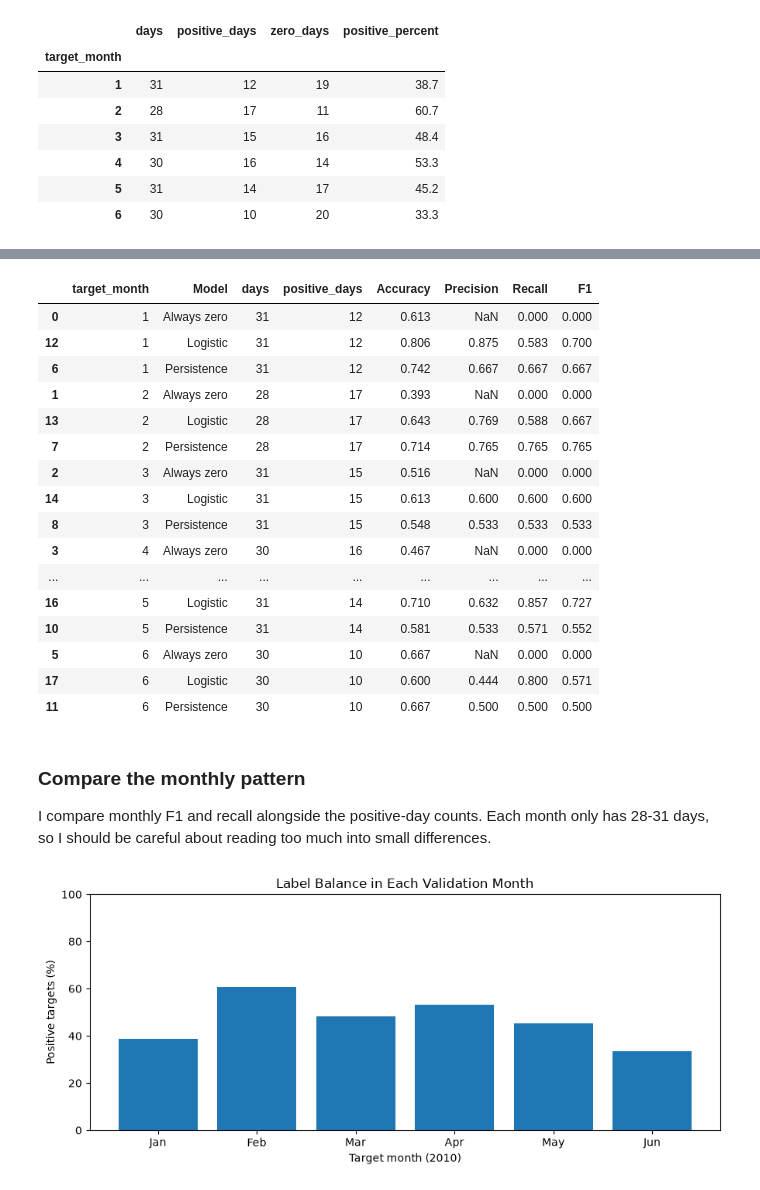
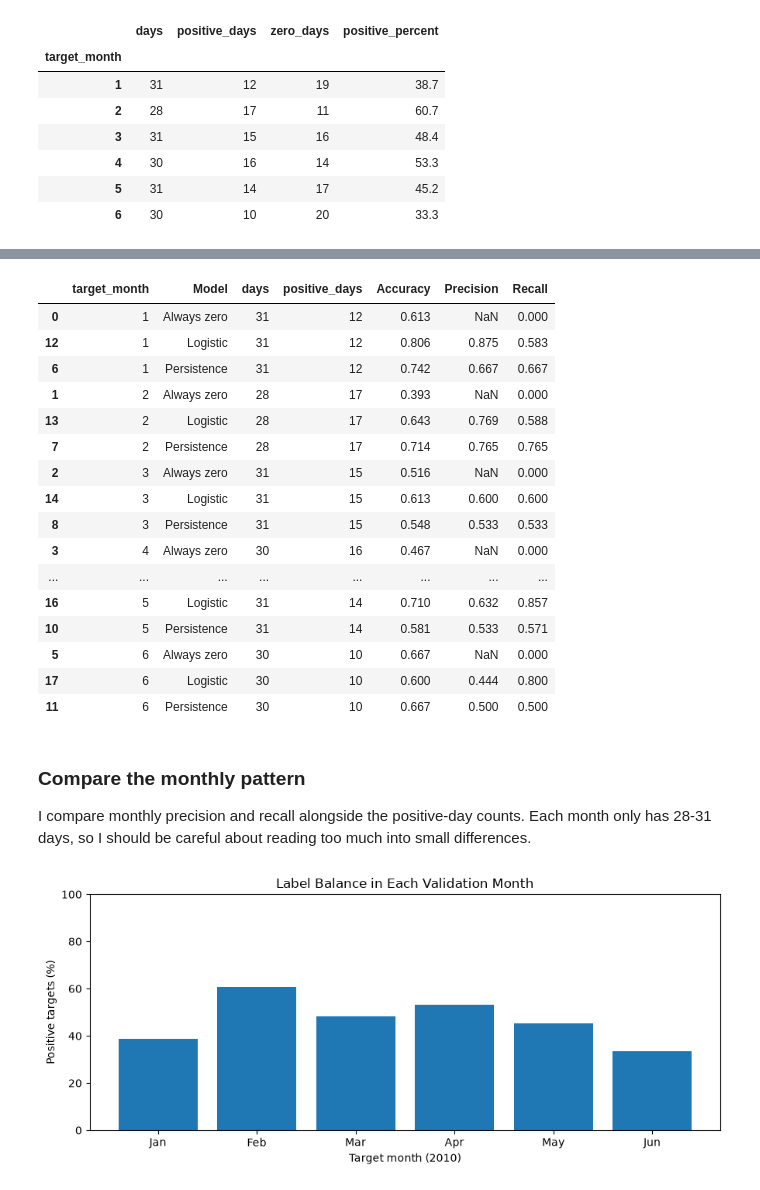
Before and after one commit to yiksu1312/AISCI290A_WP, a Jupyter notebook: notebooks/05_precipitation_prediction.ipynb, the cells around one changed output, grey strips where cells are left out. Saved outputs shown, nothing was run; the diff lists cells and outputs as text; code cells hidden in the pictures.

```diff
--- a/notebooks/05_precipitation_prediction.ipynb
+++ b/notebooks/05_precipitation_prediction.ipynb
@@ -1016,35 +1025,34 @@ logistic_monthly["Model"] = "Logistic"
 # %%
 monthly_scores = pd.concat([always_zero_monthly, persistence_monthly, logistic_monthly]).reset_index()
 monthly_scores["days"] = monthly_scores["TP"] + monthly_scores["FP"] + monthly_scores["FN"] + monthly_scores["TN"]
 monthly_scores["positive_days"] = monthly_scores["TP"] + monthly_scores["FN"]
 monthly_scores["Accuracy"] = (monthly_scores["TP"] + monthly_scores["TN"]) / monthly_scores["days"]
 monthly_scores["Precision"] = monthly_scores["TP"] / (monthly_scores["TP"] + monthly_scores["FP"]).replace(0, float("nan"))
 monthly_scores["Recall"] = monthly_scores["TP"] / monthly_scores["positive_days"].replace(0, float("nan"))
-monthly_scores["F1"] = 2 * monthly_scores["TP"] / (2 * monthly_scores["TP"] + monthly_scores["FP"] + monthly_scores["FN"]).replace(0, float("nan"))
 monthly_scores = monthly_scores.sort_values(["target_month", "Model"])
-monthly_scores[["target_month", "Model", "days", "positive_days", "Accuracy", "Precision", "Recall", "F1"]].round(3)
+monthly_scores[["target_month", "Model", "days", "positive_days", "Accuracy", "Precision", "Recall"]].round(3)
 # %% [output]
-|  | target_month | Model | days | positive_days | Accuracy | Precision | Recall | F1 |
-| 0 | 1 | Always zero | 31 | 12 | 0.613 | NaN | 0.000 | 0.000 |
-| 12 | 1 | Logistic | 31 | 12 | 0.806 | 0.875 | 0.583 | 0.700 |
-| 6 | 1 | Persistence | 31 | 12 | 0.742 | 0.667 | 0.667 | 0.667 |
-| 1 | 2 | Always zero | 28 | 17 | 0.393 | NaN | 0.000 | 0.000 |
-| 13 | 2 | Logistic | 28 | 17 | 0.643 | 0.769 | 0.588 | 0.667 |
-| 7 | 2 | Persistence | 28 | 17 | 0.714 | 0.765 | 0.765 | 0.765 |
-| 2 | 3 | Always zero | 31 | 15 | 0.516 | NaN | 0.000 | 0.000 |
-| 14 | 3 | Logistic | 31 | 15 | 0.613 | 0.600 | 0.600 | 0.600 |
-| 8 | 3 | Persistence | 31 | 15 | 0.548 | 0.533 | 0.533 | 0.533 |
-| 3 | 4 | Always zero | 30 | 16 | 0.467 | NaN | 0.000 | 0.000 |
-| ... | ... | ... | ... | ... | ... | ... | ... | ... |
-| 16 | 5 | Logistic | 31 | 14 | 0.710 | 0.632 | 0.857 | 0.727 |
-| 10 | 5 | Persistence | 31 | 14 | 0.581 | 0.533 | 0.571 | 0.552 |
-| 5 | 6 | Always zero | 30 | 10 | 0.667 | NaN | 0.000 | 0.000 |
-| 17 | 6 | Logistic | 30 | 10 | 0.600 | 0.444 | 0.800 | 0.571 |
-| 11 | 6 | Persistence | 30 | 10 | 0.667 | 0.500 | 0.500 | 0.500 |
+|  | target_month | Model | days | positive_days | Accuracy | Precision | Recall |
+| 0 | 1 | Always zero | 31 | 12 | 0.613 | NaN | 0.000 |
+| 12 | 1 | Logistic | 31 | 12 | 0.806 | 0.875 | 0.583 |
+| 6 | 1 | Persistence | 31 | 12 | 0.742 | 0.667 | 0.667 |
+| 1 | 2 | Always zero | 28 | 17 | 0.393 | NaN | 0.000 |
+| 13 | 2 | Logistic | 28 | 17 | 0.643 | 0.769 | 0.588 |
+| 7 | 2 | Persistence | 28 | 17 | 0.714 | 0.765 | 0.765 |
+| 2 | 3 | Always zero | 31 | 15 | 0.516 | NaN | 0.000 |
+| 14 | 3 | Logistic | 31 | 15 | 0.613 | 0.600 | 0.600 |
+| 8 | 3 | Persistence | 31 | 15 | 0.548 | 0.533 | 0.533 |
+| 3 | 4 | Always zero | 30 | 16 | 0.467 | NaN | 0.000 |
+| ... | ... | ... | ... | ... | ... | ... | ... |
+| 16 | 5 | Logistic | 31 | 14 | 0.710 | 0.632 | 0.857 |
+| 10 | 5 | Persistence | 31 | 14 | 0.581 | 0.533 | 0.571 |
+| 5 | 6 | Always zero | 30 | 10 | 0.667 | NaN | 0.000 |
+| 17 | 6 | Logistic | 30 | 10 | 0.600 | 0.444 | 0.800 |
+| 11 | 6 | Persistence | 30 | 10 | 0.667 | 0.500 | 0.500 |
 # %% [markdown]
 ### Compare the monthly pattern
 
-I compare monthly F1 and recall alongside the positive-day counts. Each month only has 28-31 days, so I should be careful about reading too much into small differences.
+I compare monthly precision and recall alongside the positive-day counts. Each month only has 28-31 days, so I should be careful about reading too much into small differences.
 # %%
 validation_month_labels = ["Jan", "Feb", "Mar", "Apr", "May", "Jun"]
 
```
Also changed, not shown: parts of 58 cells of this notebook, 55 other files.
